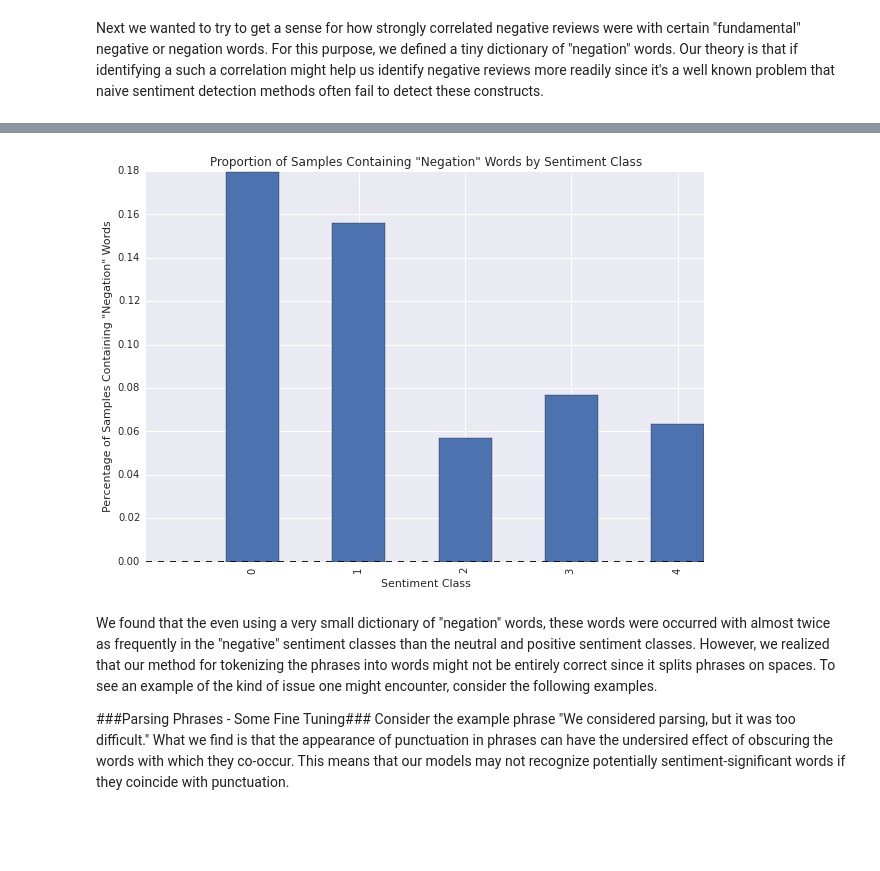
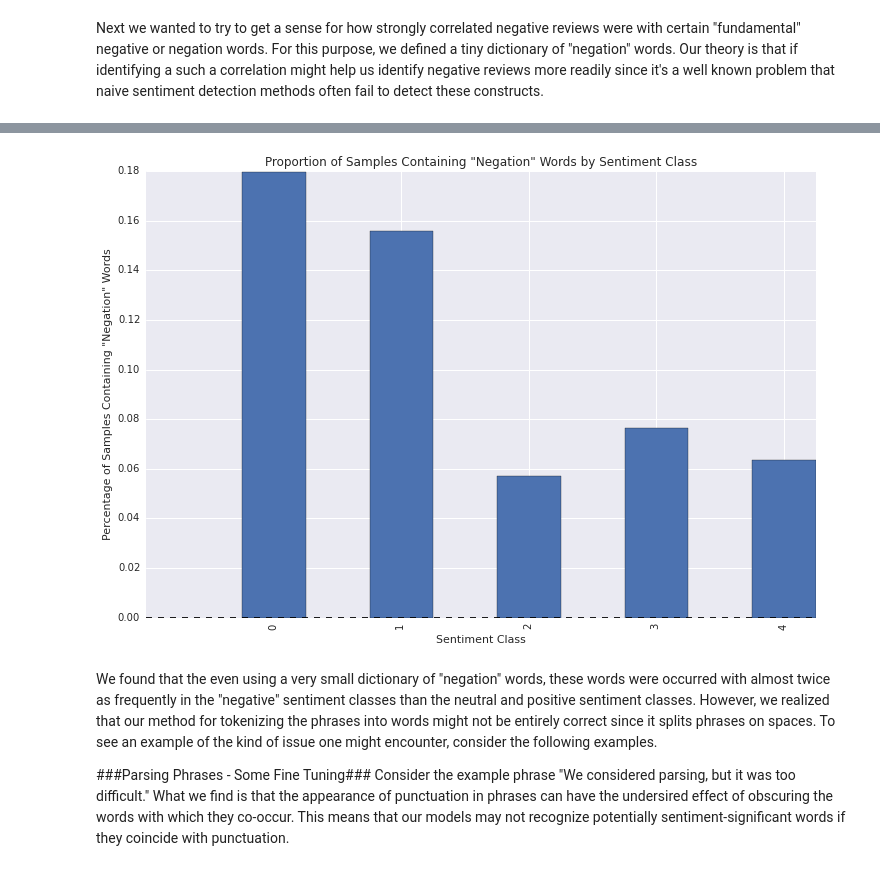
Before and after one commit to DryingPole/sentiment, a Jupyter notebook: notebooks/Final Project Process Book.ipynb, the cells around one changed output, grey strips where cells are left out. Saved outputs shown, nothing was run; the diff lists cells and outputs as text; code cells hidden in the pictures; blank space fills up the shorter version.

```diff
--- a/notebooks/Final Project Process Book.ipynb
+++ b/notebooks/Final Project Process Book.ipynb
@@ -143,16 +140,16 @@ pe.head()
 | 4 | 5 | 1 | series | 2 | [series] | 0 | False | 1 |
 # %%
 # Analyze phrase sentiment as related to the appearance of the wo
-# print neg_counts[neg_counts.contains_neg == True]
-prop_of_neg = sent_counts.merge(neg_counts[neg_counts.contains_neg == True], left_index=True , right_on='sentiment')
+g = pe[pe['contains_neg'] == True].groupby('sentiment').count()
+prop_of_neg = sent_counts.merge(g, left_index=True , right_index=True)
 prop_of_neg['prop'] = prop_of_neg.neg_count / prop_of_neg.Occurences
-prop_of_neg.plot(kind='bar', x='sentiment', y='prop', figsize=(10,7))
+prop_of_neg.plot(kind='bar', y='prop', figsize=(12,8))
 plt.title('Proportion of Samples Containing "Negation" Words by Sentiment Class')
 plt.xlabel('Sentiment Class')
 plt.ylabel('Percentage of Samples Containing "Negation" Words')
 None
 # %% [output]
-[figure, old version]
+[figure, new version]
 # %% [markdown]
 We found that the even using a very small dictionary of "negation" words, these words were occurred with almost twice as frequently in the "negative" sentiment classes than the neutral and positive sentiment classes. However, we realized that our method for tokenizing the phrases into words might not be entirely correct since it splits phrases on spaces. To see an example of the kind of issue one might encounter, consider the following examples.
 
```
Also changed, not shown: parts of 10 cells of this notebook.
